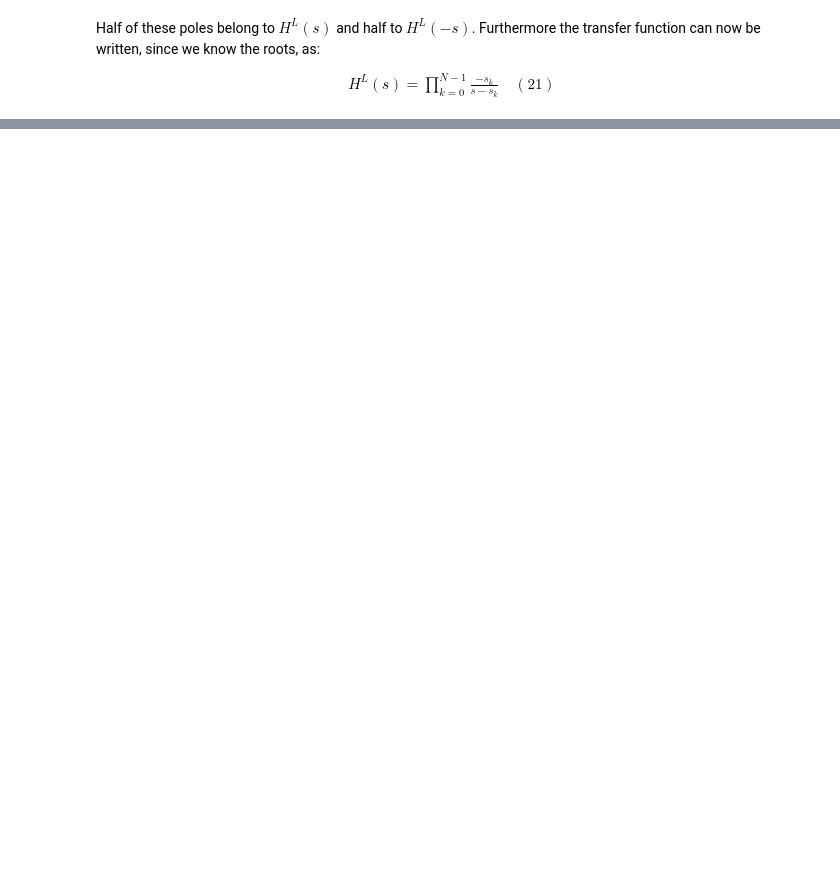
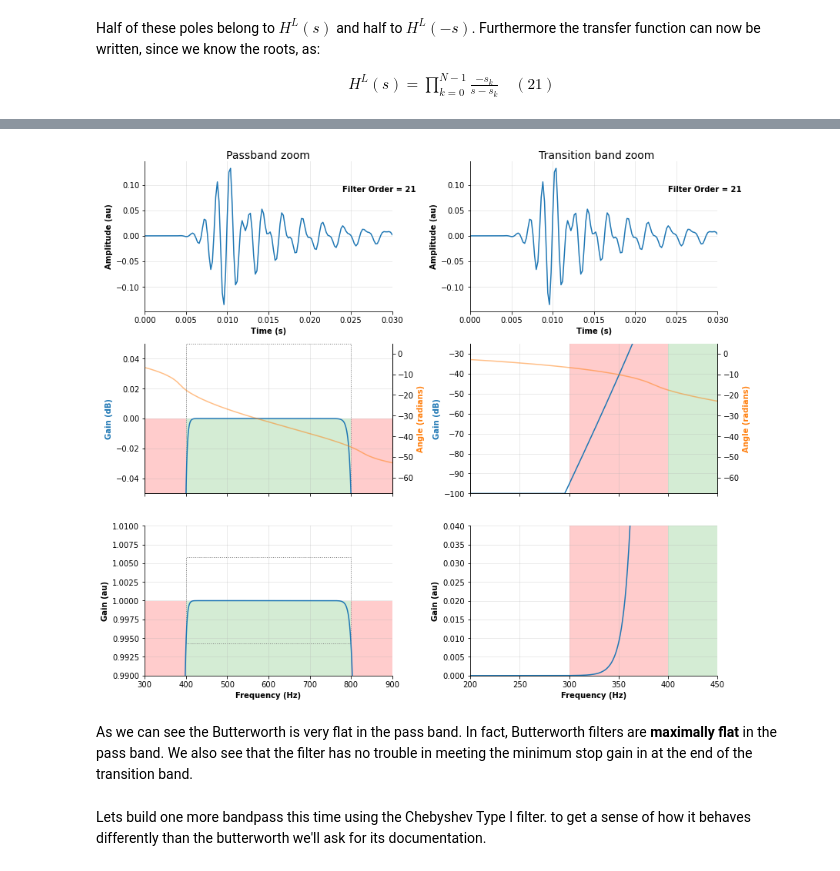
Before and after one commit to mscaudill/openseize, a Jupyter notebook: demos/filtering.ipynb, the cells around one changed output, grey strips where cells are left out. Drawn from its saved outputs; the diff is of its cells as text; code cells hidden in the pictures; blank space fills up the shorter version.

```diff
--- a/demos/filtering.ipynb
+++ b/demos/filtering.ipynb
@@ -1016,0 +1120,29 @@ This can be z-transformed to give us H^z(Z) as well. Recall the z-transform is:
+# %%
+fig, axarr = plt.subplots(3, 2, figsize=(12,10))
+left_col, right_col = axarr[:,0], axarr[:,1]
+
+# zoom in on passband ripple
+left_col = butter.plot(axarr=left_col, show=False)
+left_col[0].set_xlim([0, 0.03])
+left_col[1].set_xlim([0, 550])
+left_col[1].set_ylim([-0.05, 0.05])
+left_col[2].set_xlim([300, 900])
+left_col[2].set_ylim([.99, 1.01])
+
+# zoom in on stop band edge frequency
+right_col = butter.plot(axarr=right_col, show=False)
+right_col[0].set_xlim([0, 0.03])
+right_col[1].set_xlim([200, 450])
+right_col[1].set_ylim([-100, -25])
+right_col[2].set_ylim([0, 0.04])
+
+plt.figtext(.2, .99, 'Passband zoom', fontsize=14)
+plt.figtext(.67, .99, 'Transition band zoom', fontsize=14)
+
+plt.show()
+# %% [output]
+[figure, added]
+# %% [markdown]
+As we can see the Butterworth is very flat in the pass band. In fact, Butterworth filters are <b>maximally flat</b> in the pass band. We also see that the filter has no trouble in meeting the minimum stop gain in at the end of the transition band.
+# %% [markdown]
+Lets build one more bandpass this time using the Chebyshev Type I filter. to get a sense of how it behaves differently than the butterworth we'll ask for its documentation.
```
Also changed, not shown: parts of 48 cells of this notebook.
